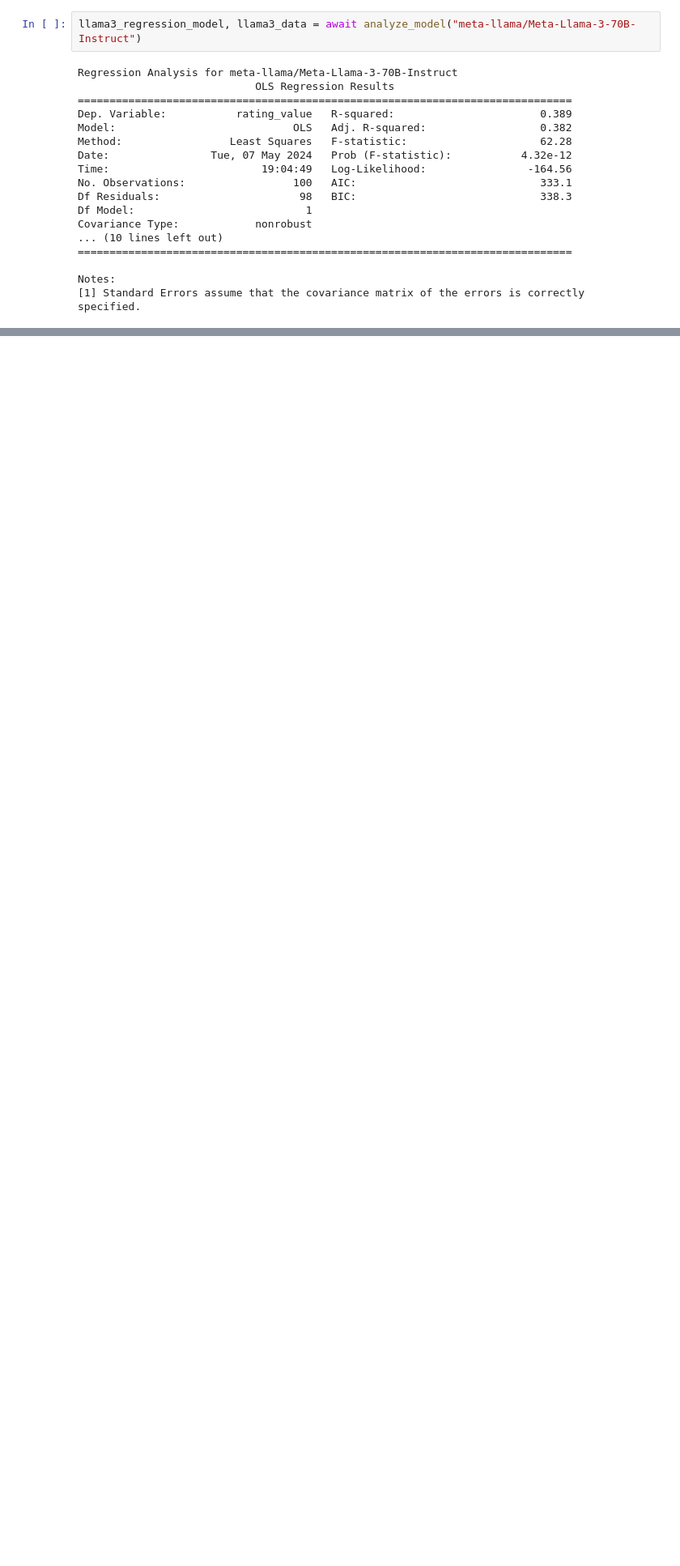
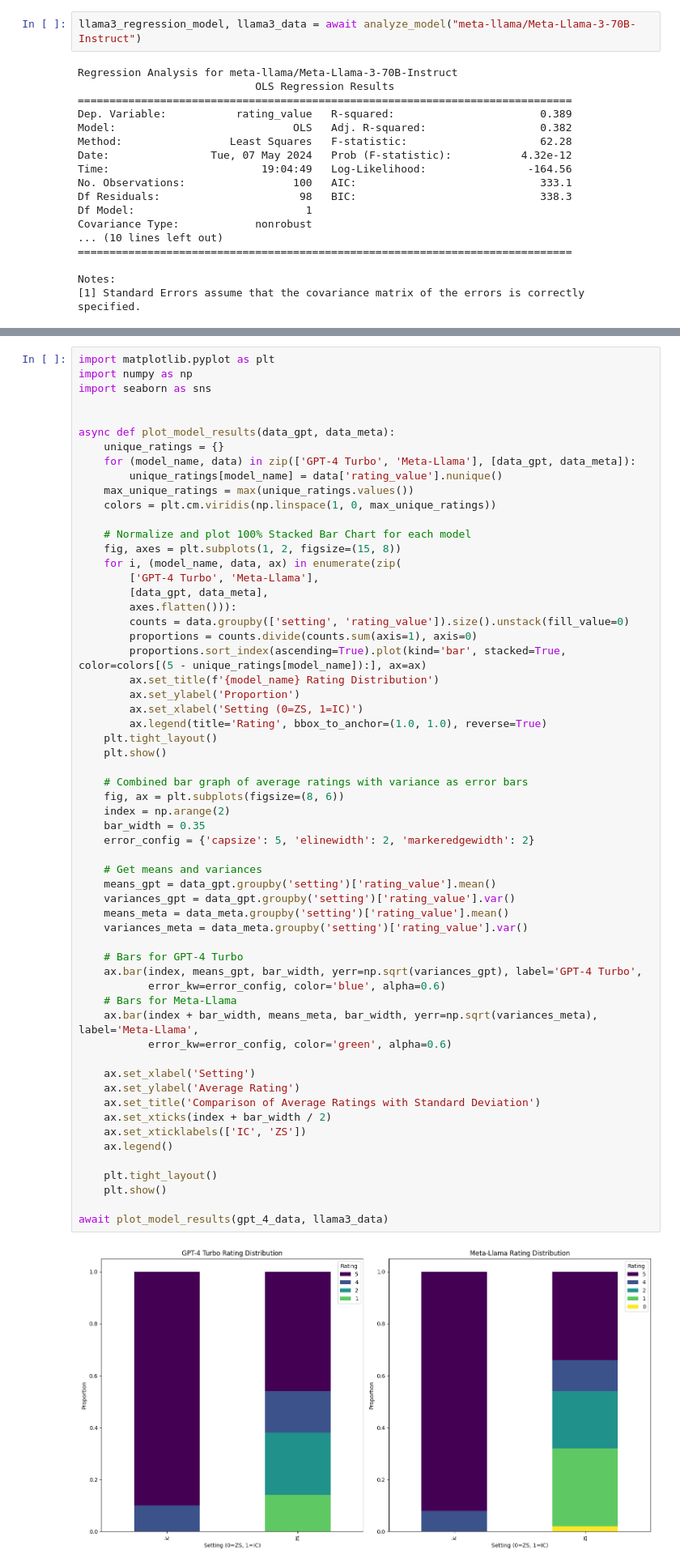
Before and after one commit to nociza/askme-vllm, a Jupyter notebook: analytics/analytics.ipynb, the cells around one changed output, grey strips where cells are left out. Shown: that part at 81% size. Drawn from its saved outputs; the diff is of its cells as text; blank space fills up the shorter version.

```diff
--- a/analytics/analytics.ipynb
+++ b/analytics/analytics.ipynb
@@ -175,0 +109,61 @@ await plot_model_results(gpt_4_regression_model, gpt_4_data, llama3_regression_m
+# %%
+import matplotlib.pyplot as plt
+import numpy as np
+import seaborn as sns
+
+
+async def plot_model_results(data_gpt, data_meta):
+    unique_ratings = {}
+    for (model_name, data) in zip(['GPT-4 Turbo', 'Meta-Llama'], [data_gpt, data_meta]):
+        unique_ratings[model_name] = data['rating_value'].nunique()
+    max_unique_ratings = max(unique_ratings.values())
+    colors = plt.cm.viridis(np.linspace(1, 0, max_unique_ratings))
+
+    # Normalize and plot 100% Stacked Bar Chart for each model
+    fig, axes = plt.subplots(1, 2, figsize=(15, 8))
+    for i, (model_name, data, ax) in enumerate(zip(
+        ['GPT-4 Turbo', 'Meta-Llama'],
+        [data_gpt, data_meta],
+        axes.flatten())):
+        counts = data.groupby(['setting', 'rating_value']).size().unstack(fill_value=0)
+        proportions = counts.divide(counts.sum(axis=1), axis=0)
+        proportions.sort_index(ascending=True).plot(kind='bar', stacked=True, color=colors[(5 - unique_ratings[model_name]):], ax=ax)
+        ax.set_title(f'{model_name} Rating Distribution')
+        ax.set_ylabel('Proportion')
+        ax.set_xlabel('Setting (0=ZS, 1=IC)')
+        ax.legend(title='Rating', bbox_to_anchor=(1.0, 1.0), reverse=True)
+    plt.tight_layout()
+    plt.show()
+
+    # Combined bar graph of average ratings with variance as error bars
+    fig, ax = plt.subplots(figsize=(8, 6))
+    index = np.arange(2)
+    bar_width = 0.35
+    error_config = {'capsize': 5, 'elinewidth': 2, 'markeredgewidth': 2}
+
+    # Get means and variances
+    means_gpt = data_gpt.groupby('setting')['rating_value'].mean()
+    variances_gpt = data_gpt.groupby('setting')['rating_value'].var()
+    means_meta = data_meta.groupby('setting')['rating_value'].mean()
+    variances_meta = data_meta.groupby('setting')['rating_value'].var()
+
+    # Bars for GPT-4 Turbo
+    ax.bar(index, means_gpt, bar_width, yerr=np.sqrt(variances_gpt), label='GPT-4 Turbo',
+           error_kw=error_config, color='blue', alpha=0.6)
+    # Bars for Meta-Llama
+    ax.bar(index + bar_width, means_meta, bar_width, yerr=np.sqrt(variances_meta), label='Meta-Llama',
+           error_kw=error_config, color='green', alpha=0.6)
+
+    ax.set_xlabel('Setting')
+    ax.set_ylabel('Average Rating')
+    ax.set_title('Comparison of Average Ratings with Standard Deviation')
+    ax.set_xticks(index + bar_width / 2)
+    ax.set_xticklabels(['IC', 'ZS'])
+    ax.legend()
+
+    plt.tight_layout()
+    plt.show()
+
+await plot_model_results(gpt_4_data, llama3_data)
+# %% [output]
+[figure, added]
```
Also changed, not shown: parts of 2 cells of this notebook.
